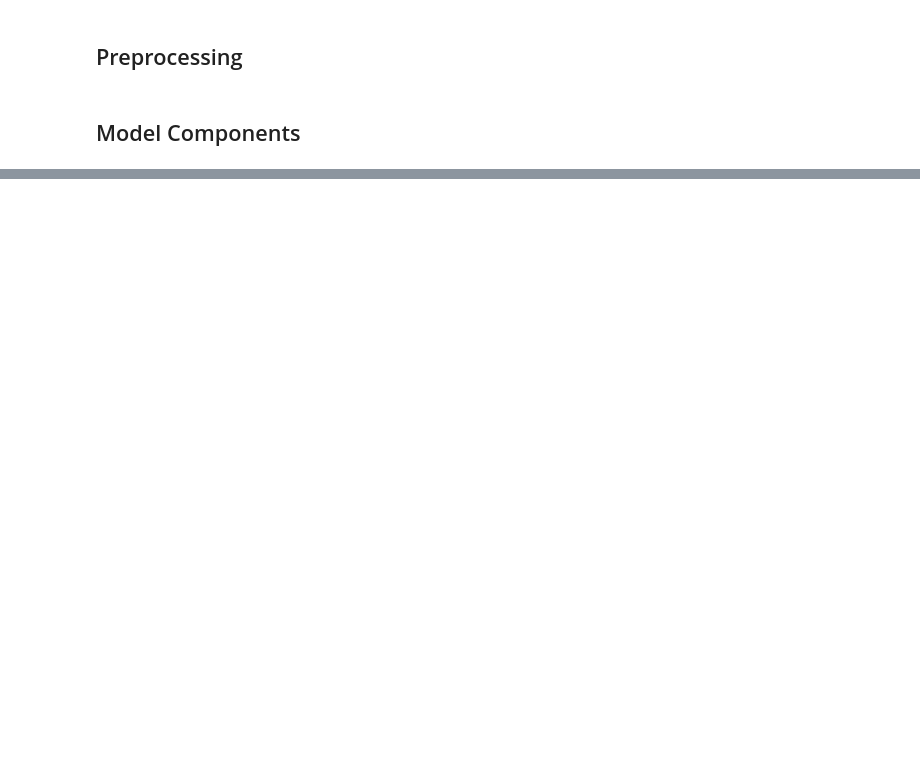
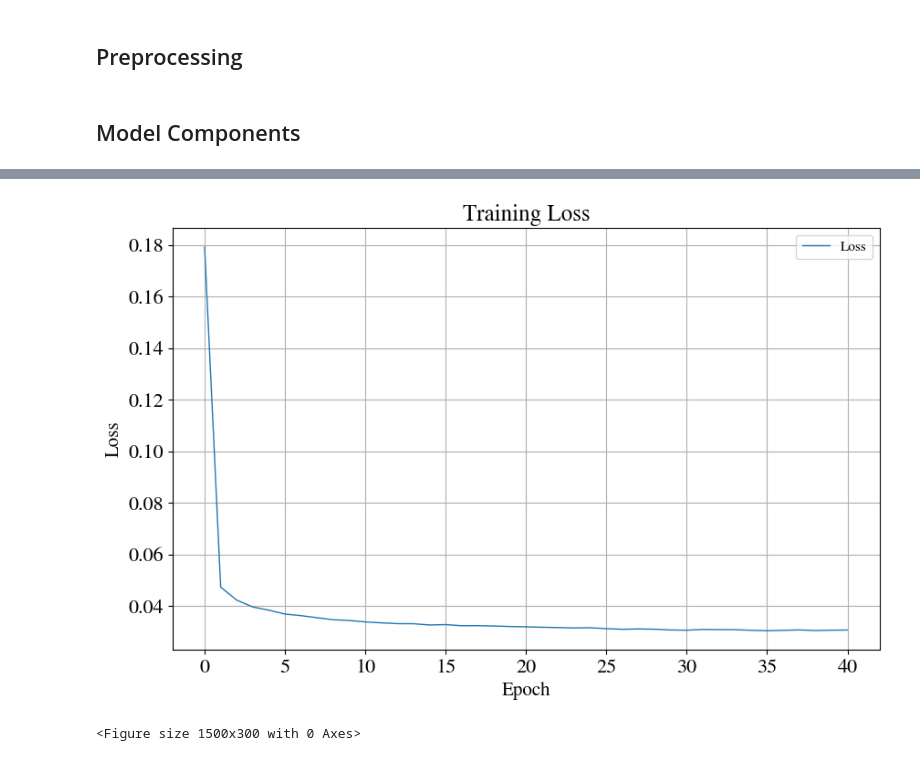
Before and after one commit to ninkira/ImageGeneration, a Jupyter notebook: diffusion_model.ipynb, the cells around one changed output, grey strips where cells are left out. Saved outputs shown, nothing was run; the diff lists cells and outputs as text; code cells hidden in the pictures; blank space fills up the shorter version.

```diff
--- a/diffusion_model.ipynb
+++ b/diffusion_model.ipynb
@@ -460,0 +368,10 @@ for i, timestep in enumerate(sample_images):
+# %%
+# Visualise the loss
+loss_path = config.results_output_dir + "/epoch_losses.json"
+with open(loss_path, 'r') as f:
+    losses = json.load(f)
+path = config.results_output_dir + "/training_loss.png"
+visualisation.plot_loss(losses, path)
+# %% [output]
+[figure, added]
+<Figure size 1500x300 with 0 Axes>
```
Also changed, not shown: parts of 32 cells of this notebook, 6 other files.
